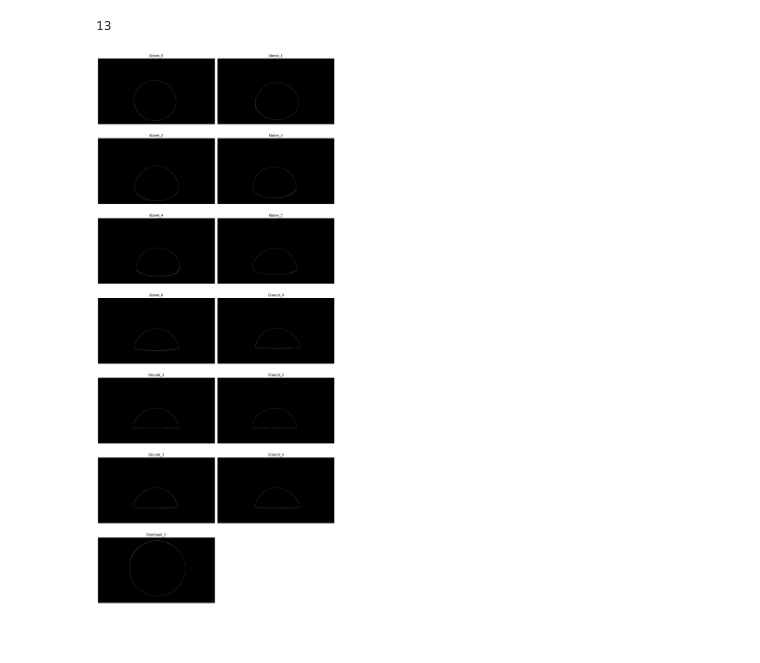
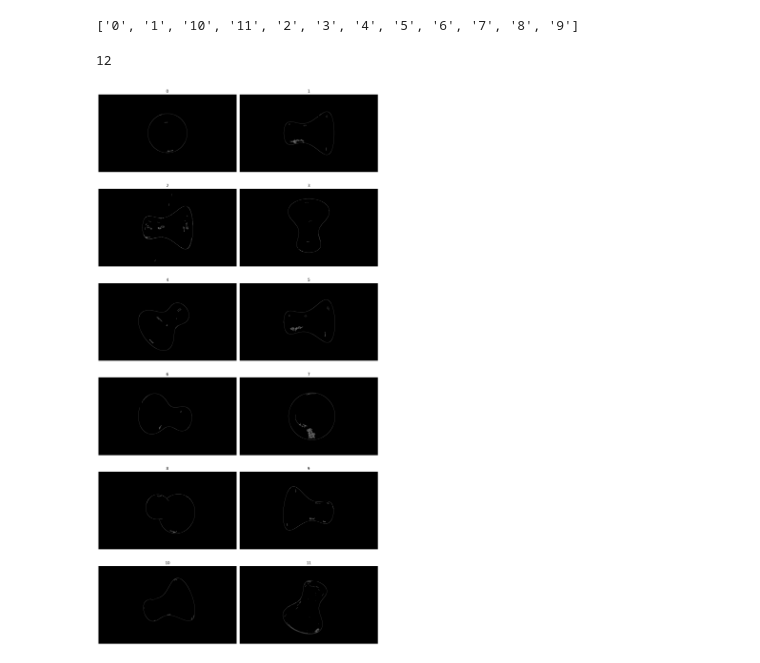
Before and after one commit to jeffreybliang/honours, a Jupyter notebook: src/framework_mesh/edgemap.ipynb, the cells around one changed output. Drawn from its saved outputs; the diff is of its cells as text; code cells hidden in the pictures.

Commit message:
shape configs

```diff
--- a/src/framework_mesh/edgemap.ipynb
+++ b/src/framework_mesh/edgemap.ipynb
@@ -264,33 +255,44 @@ print([k for k in renders.keys()])
-# %%
-# Define edge map options using dictionary comprehension
-edgemap_options = {
-    object_name: {
-        "Above_0":      (False, 10, 45),
-        "Above_1":      (False, 10, 45),
-        "Above_2":      (False, 10, 45),
-        "Above_3":      (False, 10, 45),
-        "Above_4":      (False, 10, 45),
-        "Above_5":      (False, 10, 45),
-        "Above_6":      (False, 10, 45),
-        "Ground_0":     (False, 10, 25),
-        "Ground_1":     (False, 10, 30),
-        "Ground_2":     (False, 10, 30),
-        "Ground_3":     (False, 10, 45),
-        "Ground_4":     (False, 10, 45),
-        "Overhead_0":   (False, 10, 35), # (hist_eq=True, low_thresh=15, high_thresh=250)
-    }
-}
-
-# edgemap_options = defaultdict(lambda: (False, 15, 200))  # Default option: (False, 0, 0) for equalisation, low, high thresholds
-
-# Apply Canny edge detection to the filtered renders based on material and object
-edge_maps = apply_canny_to_renders_for_material(renders, edgemap_options, object_name, material)
-print(len(edge_maps))
-
-plot_edge_maps(edge_maps)
-# %% [output]
-13
-[figure, removed]
+# %%
+# Define edge map options using dictionary comprehension
+import json
+renders_path = "/Users/jeffreyliang/Documents/Honours/Blender/shape_reconstruction/renders"
+material = "Real"  # Example material
+object_name = "Uneven"  # Example object name
+renders = load_renders_for_material(renders_path, material, object_name)
+print([k for k in renders.keys()])
+# %% [output]
+['0', '1', '10', '11', '2', '3', '4', '5', '6', '7', '8', '9']
+# %%
+
+json_string = f'''{{
+  "{object_name}": {{
+        "0": [false, 10, 80],
+        "1": [false, 10, 80],
+        "2": [false, 5, 30],
+        "3": [false, 10, 80],
+        "4": [false, 10, 80],
+        "5": [false, 10, 80],
+        "6": [false, 10, 80],
+        "7": [false, 10, 80],
+        "8": [false, 10, 80],
+        "9": [false, 10, 80],
+        "10": [false, 20,80],
+        "11": [false, 20,40]
+        }}
+}}'''.replace("false", "false")  # leave as is, JSON uses `false`
+
+edgemap_options = json.loads(json_string)
+
+# edgemap_options = defaultdict(lambda: (False, 15, 200))  # Default option: (False, 0, 0) for equalisation, low, high thresholds
+
+# Apply Canny edge detection to the filtered renders based on material and object
+edge_maps = apply_canny_to_renders_for_material(renders, edgemap_options, object_name, material)
+print(len(edge_maps))
+
+plot_edge_maps(edge_maps)
+# %% [output]
+12
+[figure, added]
 # %%
 edgemap_options = {
     "Overhead_0": (True, 15, 250),  # (hist_eq=True, low_thresh=15, high_thresh=250)
```
Also changed, not shown: parts of 1 cell of this notebook, 3 other files.
